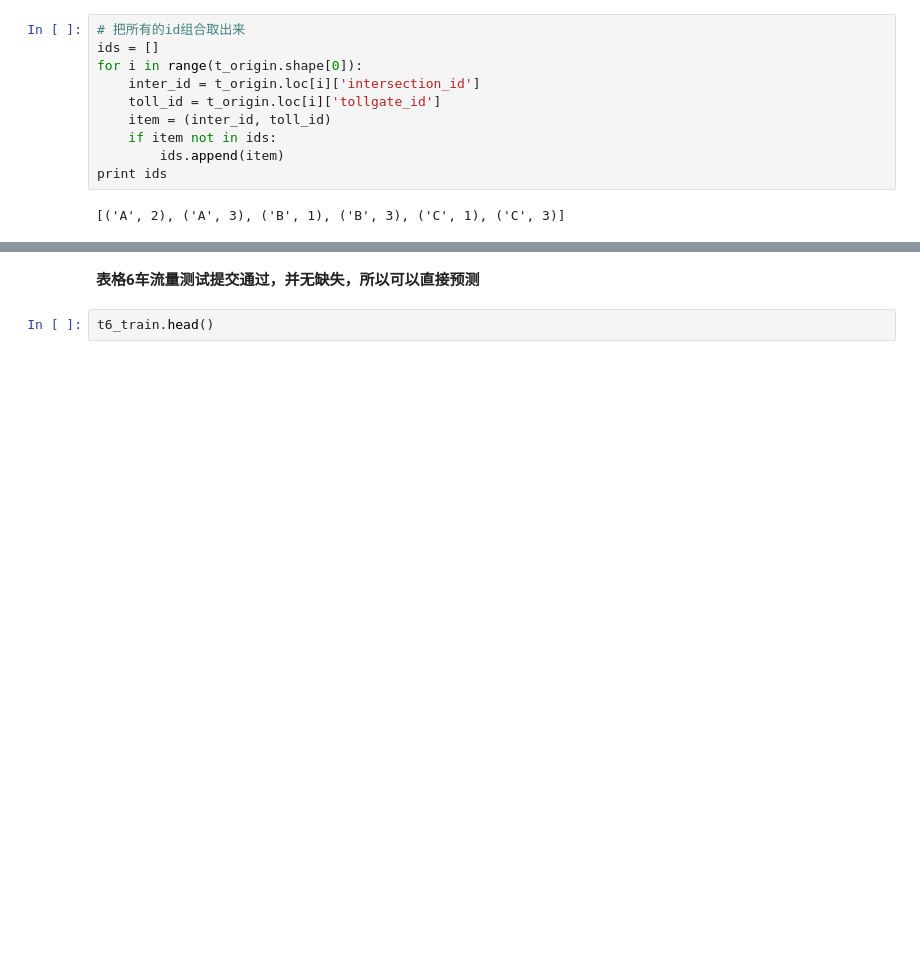
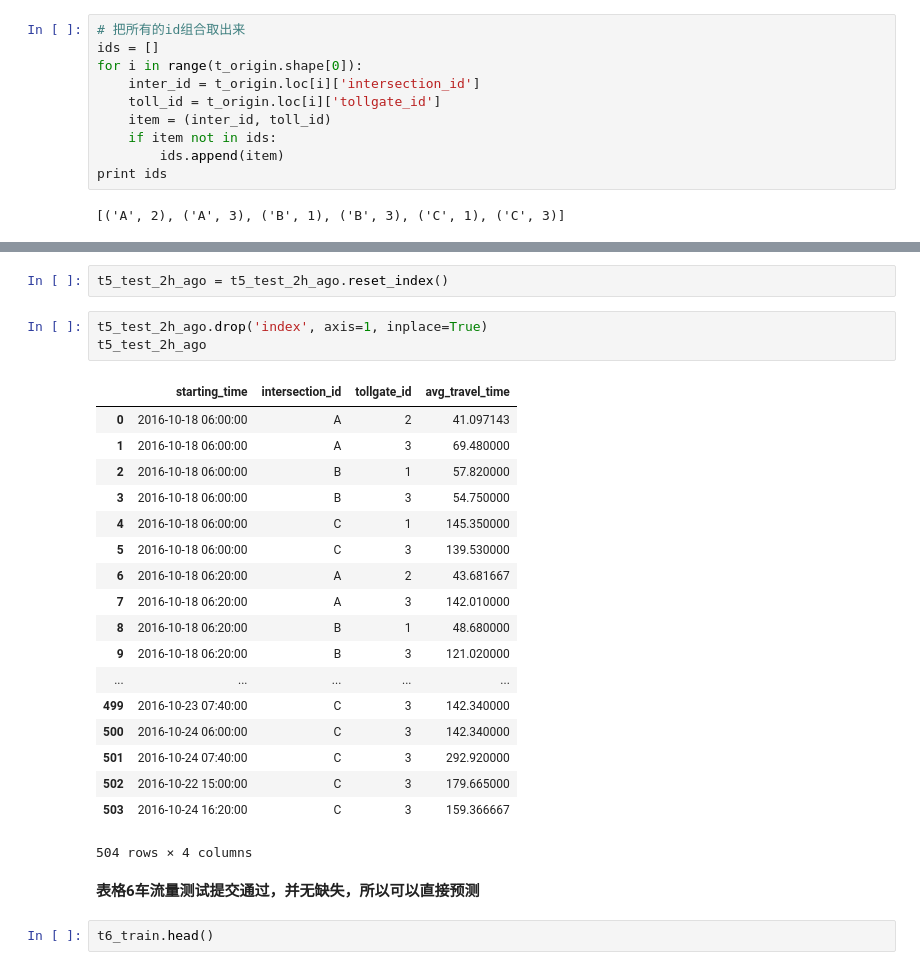
Before and after one commit to davidwang8088/KDD-cup-2017, a Jupyter notebook: code/data_explore/Data_preprocessing.ipynb, the cells around one changed output, grey strips where cells are left out. Cells and saved outputs as stored; diff of their text form; blank space fills up the shorter version.

```diff
--- a/code/data_explore/Data_preprocessing.ipynb
+++ b/code/data_explore/Data_preprocessing.ipynb
@@ -143,3 +147,27 @@ NameError: name 'copy' is not defined
+# %%
+t5_test_2h_ago = t5_test_2h_ago.reset_index()
+# %%
+t5_test_2h_ago.drop('index', axis=1, inplace=True)
+t5_test_2h_ago
+# %% [output]
+|  | starting_time | intersection_id | tollgate_id | avg_travel_time |
+| 0 | 2016-10-18 06:00:00 | A | 2 | 41.097143 |
+| 1 | 2016-10-18 06:00:00 | A | 3 | 69.480000 |
+| 2 | 2016-10-18 06:00:00 | B | 1 | 57.820000 |
+| 3 | 2016-10-18 06:00:00 | B | 3 | 54.750000 |
+| 4 | 2016-10-18 06:00:00 | C | 1 | 145.350000 |
+| 5 | 2016-10-18 06:00:00 | C | 3 | 139.530000 |
+| 6 | 2016-10-18 06:20:00 | A | 2 | 43.681667 |
+| 7 | 2016-10-18 06:20:00 | A | 3 | 142.010000 |
+| 8 | 2016-10-18 06:20:00 | B | 1 | 48.680000 |
+| 9 | 2016-10-18 06:20:00 | B | 3 | 121.020000 |
+| ... | ... | ... | ... | ... |
+| 499 | 2016-10-23 07:40:00 | C | 3 | 142.340000 |
+| 500 | 2016-10-24 06:00:00 | C | 3 | 142.340000 |
+| 501 | 2016-10-24 07:40:00 | C | 3 | 292.920000 |
+| 502 | 2016-10-22 15:00:00 | C | 3 | 179.665000 |
+| 503 | 2016-10-24 16:20:00 | C | 3 | 159.366667 |
+504 rows × 4 columns
 # %% [markdown]
 **表格6车流量测试提交通过，并无缺失，所以可以直接预测**
 # %%
```
Also changed, not shown: parts of 9 cells of this notebook, 13 other files.
